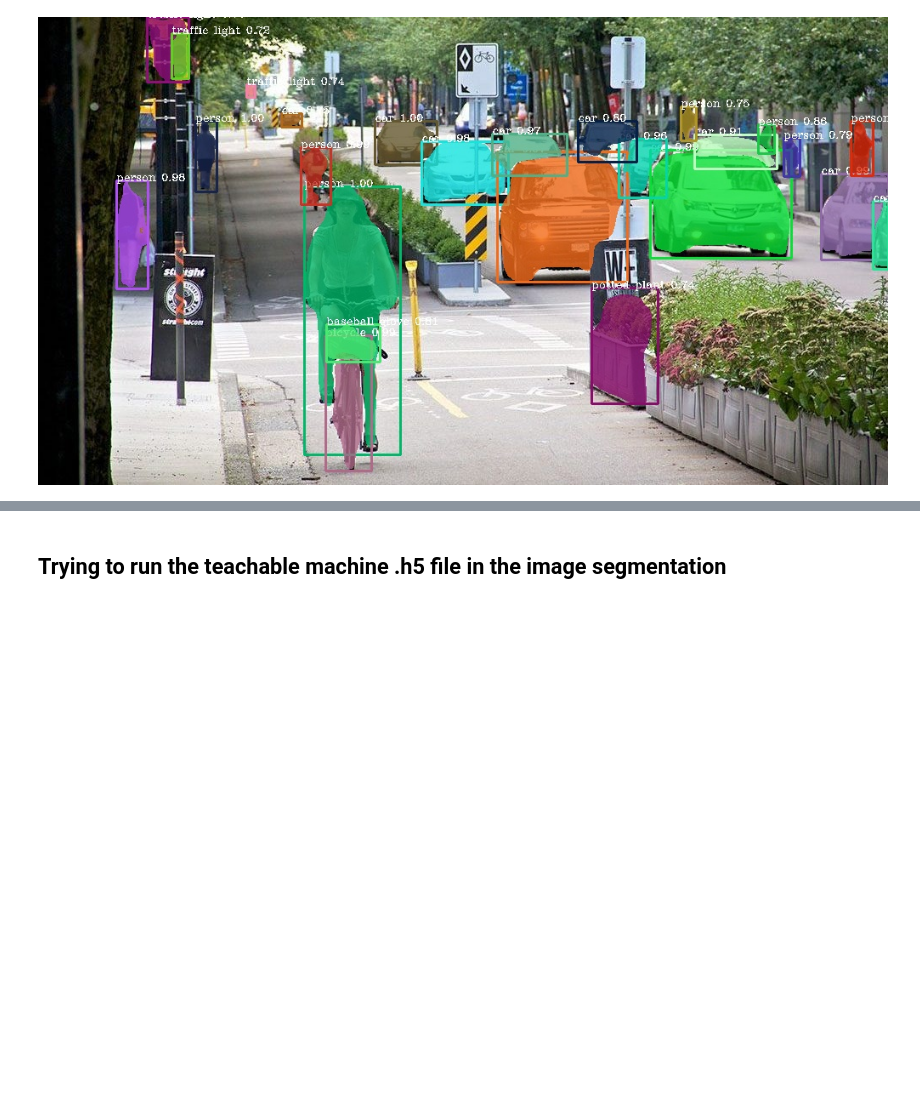
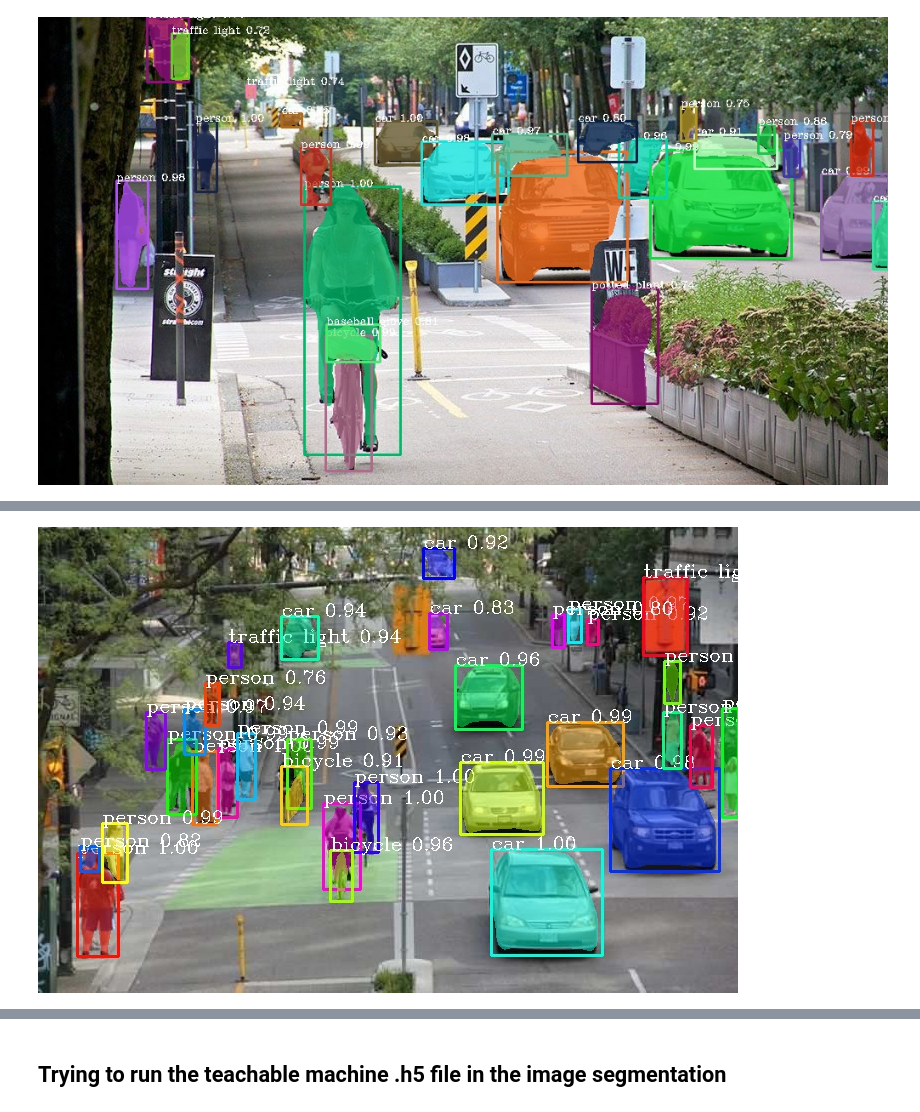
Before and after one commit to MichielBbal/Notebooks, a Jupyter notebook: 3.10 Image Segmentation with Pixellib.ipynb, the cells around one changed output, grey strips where cells are left out. Saved outputs shown, nothing was run; the diff lists cells and outputs as text; code cells hidden in the pictures; blank space fills up the shorter version.

```diff
--- a/3.10 Image Segmentation with Pixellib.ipynb
+++ b/3.10 Image Segmentation with Pixellib.ipynb
@@ -166,0 +171,5 @@ Image(filename= 'img.jpg')
+# %%
+from IPython.display import Image
+Image(filename='output.jpg')
+# %% [output]
+[figure, added]
```
Also changed, not shown: parts of 29 cells of this notebook, 36 other files.
